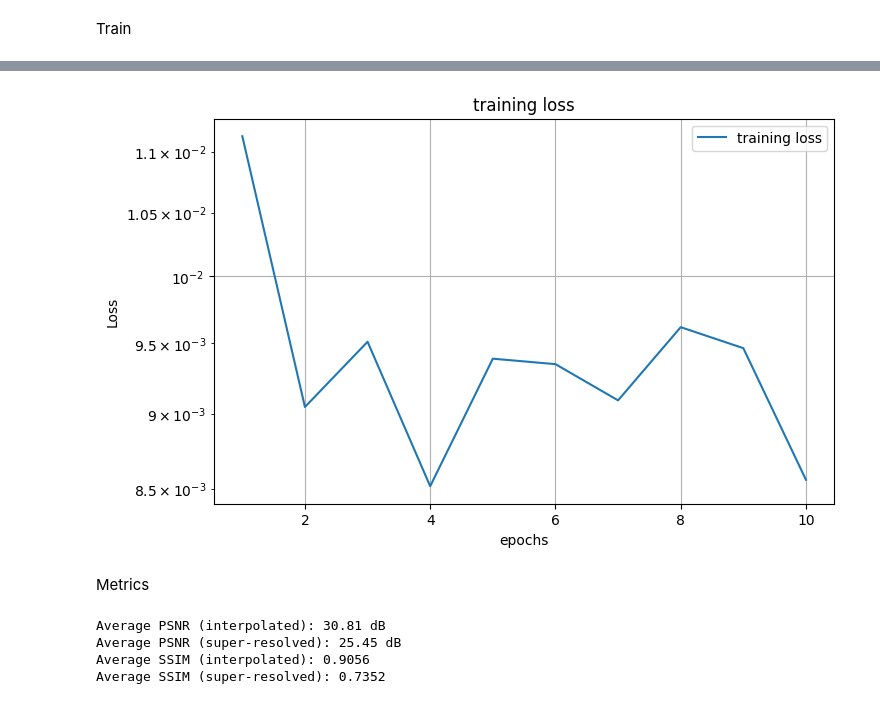
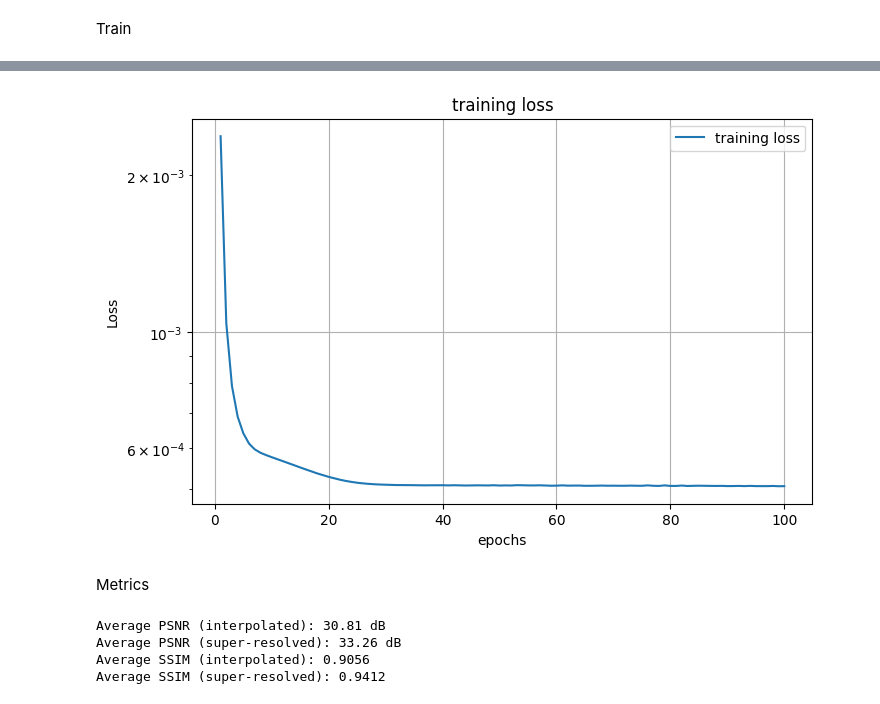
Before and after one commit to kangaaroob/BME5710-FinalProject, a Jupyter notebook: testing.ipynb, the cells around one changed output, grey strips where cells are left out. Cells and saved outputs as stored; diff of their text form; code cells hidden in the pictures.

```diff
--- a/testing.ipynb
+++ b/testing.ipynb
@@ -57,12 +57,21 @@ class TIFFDataset(Dataset):
 
 # Define a transform to convert images to PyTorch tensors
 transform = transforms.Compose([
-    transforms.RandomHorizontalFlip(p=0.5),
+    transforms.ToTensor()
+])
+
+flip = transforms.Compose([
+    transforms.RandomHorizontalFlip(p=1.0),
     transforms.ToTensor()
 ])
 
 # Create the dataset for training images
 train_dataset = TIFFDataset('data/train/high-res', 'data/train/low-res', transform=transform)
+# Create the dataset for training images with flipping
+train_dataset_flip = TIFFDataset('data/train/high-res', 'data/train/low-res', transform=flip)
+
+# Combine the datasets
+train_dataset = torch.utils.data.ConcatDataset([train_dataset, train_dataset_flip])
 
 # Function to create data loader
 def create_loader(dataset, batch_size):
@@ -133,7 +142,7 @@ Train
 # %%
 batch_size = 5  # Number of complete images in each batch
 lr = 1e-3  # Learning rate
-num_epoch = 10  # Epochs
+num_epoch = 100  # Epochs
 
 # Model, criterion, and optimizer
 train_loader = create_loader(train_dataset, batch_size)
@@ -164,11 +173,9 @@ Epoch 10, Iteration 40, Loss: 0.008364
-[figure, old version]
+[figure, new version]
 # %% [markdown]
 Metrics
 # %%
 # Dataset for validation
-val_dataset = TIFFDataset('data/val/high-res', 'data/val/low-res', transform=transforms.Compose([
-    transforms.ToTensor()
-]))
+val_dataset = TIFFDataset('data/val/high-res', 'data/val/low-res', transform=transform)
 
 # Initialize metrics
 psnr_metric = PeakSignalNoiseRatio().to(device)
@@ -222,6 +229,6 @@ print(f'Average SSIM (interpolated): {avg_ssim_interp:.4f}')
 print(f'Average SSIM (super-resolved): {avg_ssim_sr:.4f}')
 # %% [output]
 Average PSNR (interpolated): 30.81 dB
-Average PSNR (super-resolved): 25.45 dB
+Average PSNR (super-resolved): 33.26 dB
 Average SSIM (interpolated): 0.9056
-Average SSIM (super-resolved): 0.7352
+Average SSIM (super-resolved): 0.9412
```
Also changed, not shown: parts of 2 cells of this notebook.
